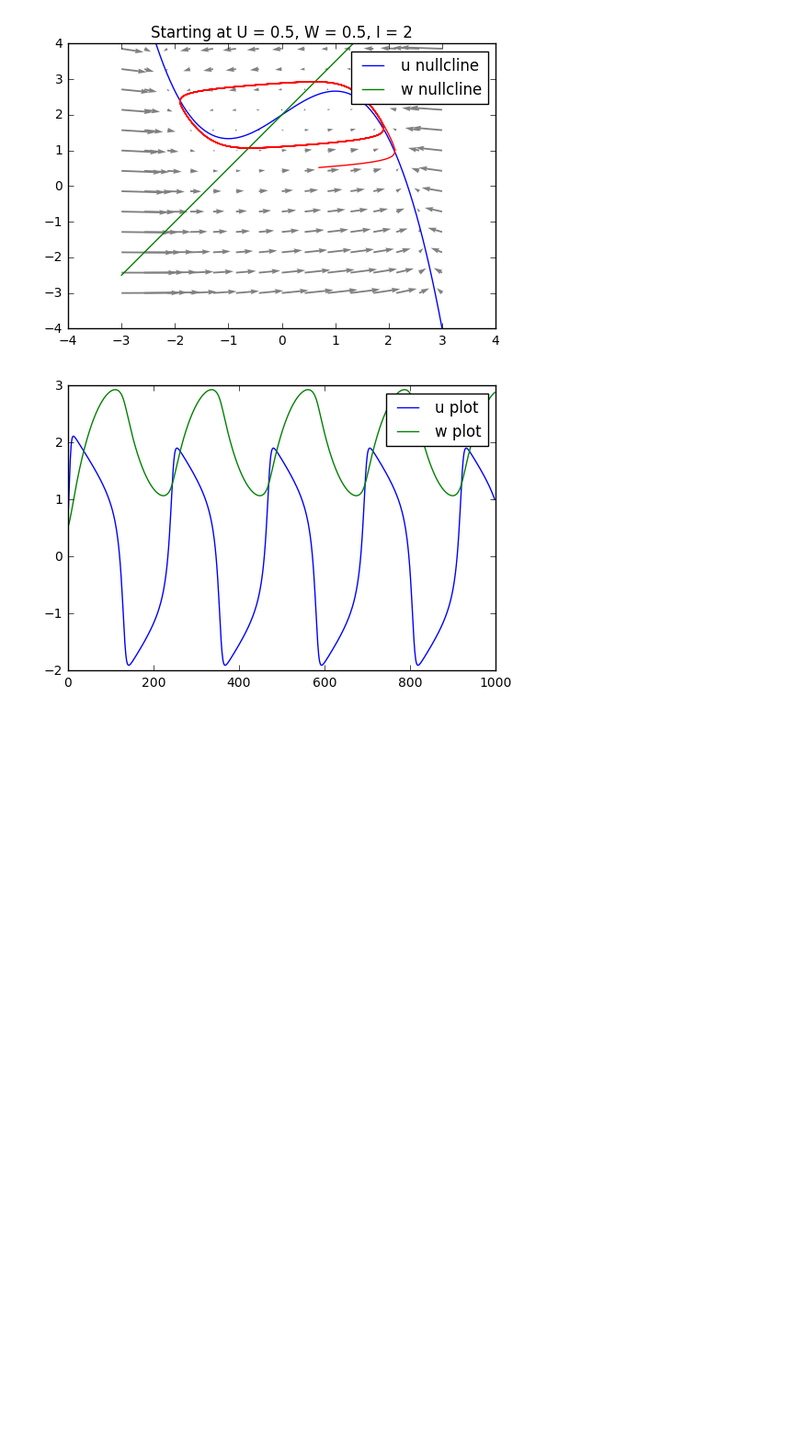
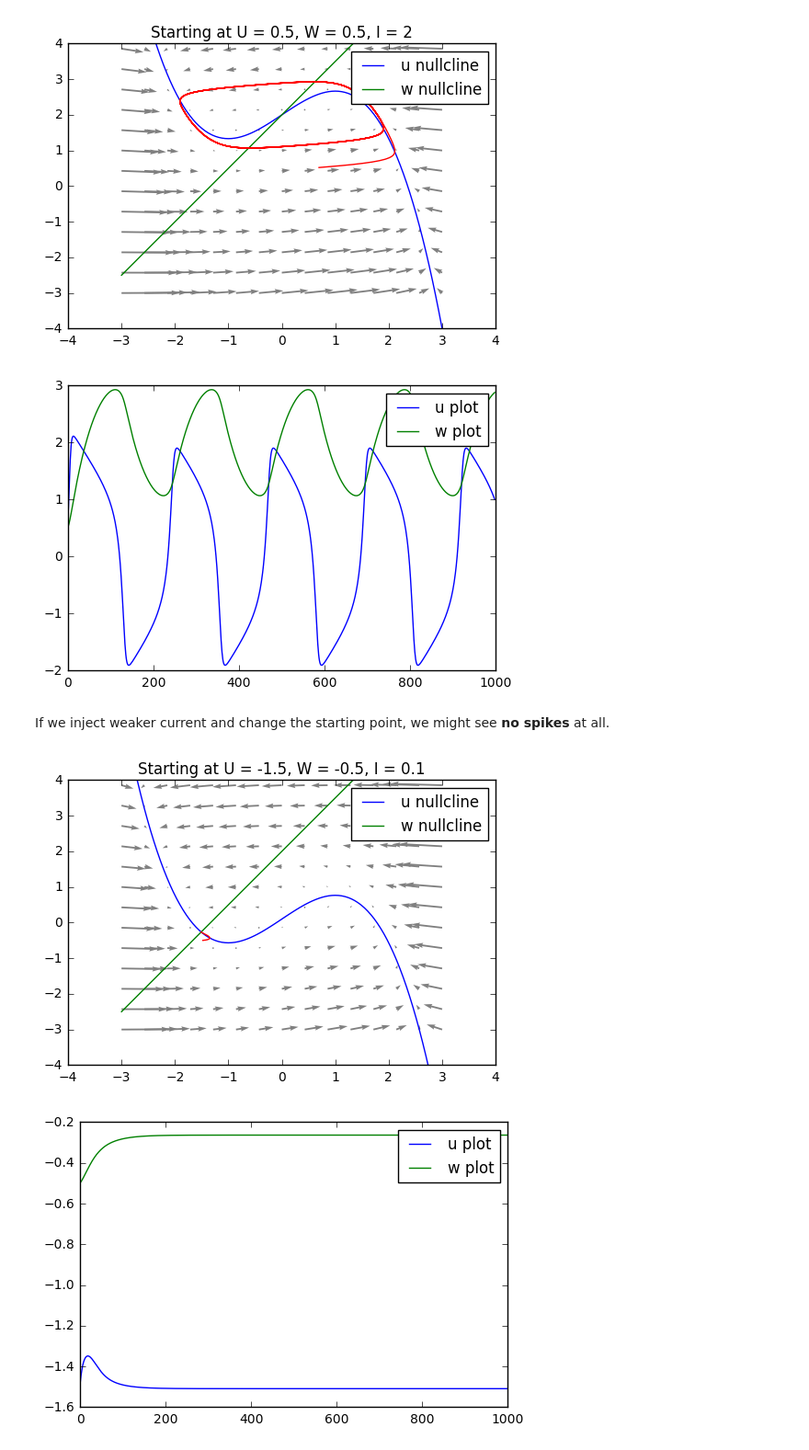
Before and after one commit to leetae0130/TUM_NeuroEngineering, a Jupyter notebook: 2016WS/ComputationalNeuroscience/FitzhughNagumo.ipynb, the cells around one changed output. Shown at 92% size. Saved outputs shown, nothing was run; the diff lists cells and outputs as text; code cells hidden in the pictures; blank space fills up the shorter version.

```diff
--- a/2016WS/ComputationalNeuroscience/FitzhughNagumo.ipynb
+++ b/2016WS/ComputationalNeuroscience/FitzhughNagumo.ipynb
@@ -83,3 +119,10 @@ phase_plane(0.5, 0.5, 2, 1000)
 # %% [output]
 [figure]
 [figure]
+# %% [markdown]
+If we inject weaker current and change the starting point, we might see **no spikes** at all.
+# %%
+phase_plane(-1.5, -0.5, 0.1, 1000)
+# %% [output]
+[figure, added]
+[figure, added]
```
Also changed, not shown: parts of 7 cells of this notebook.
